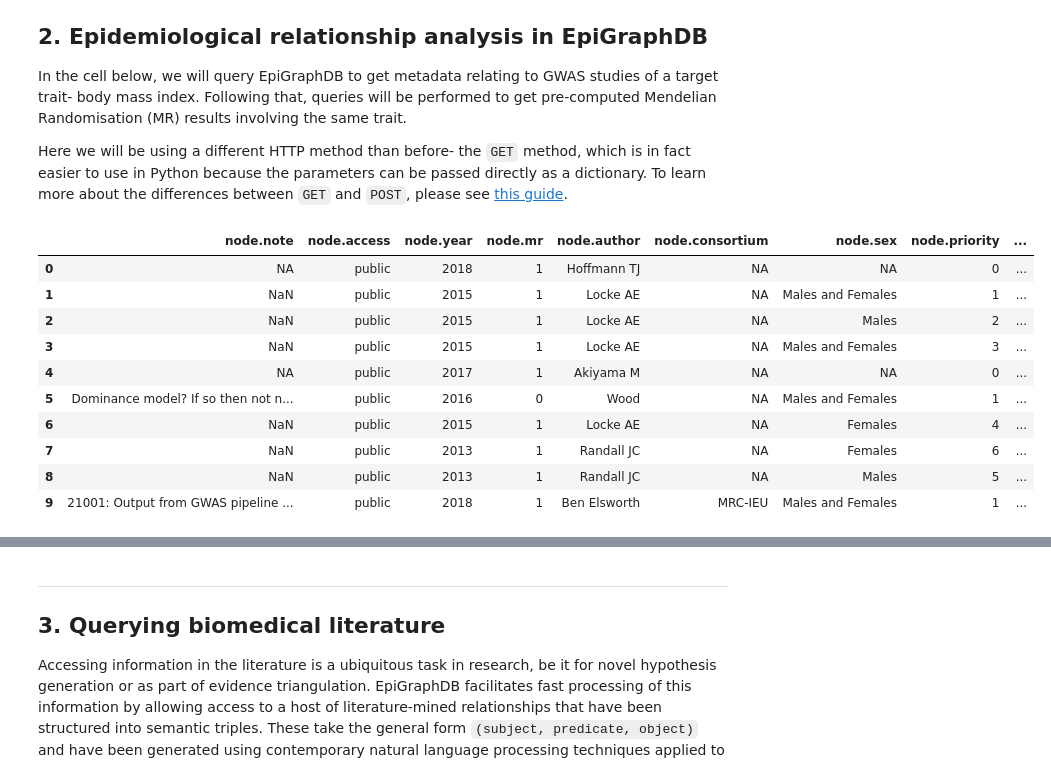
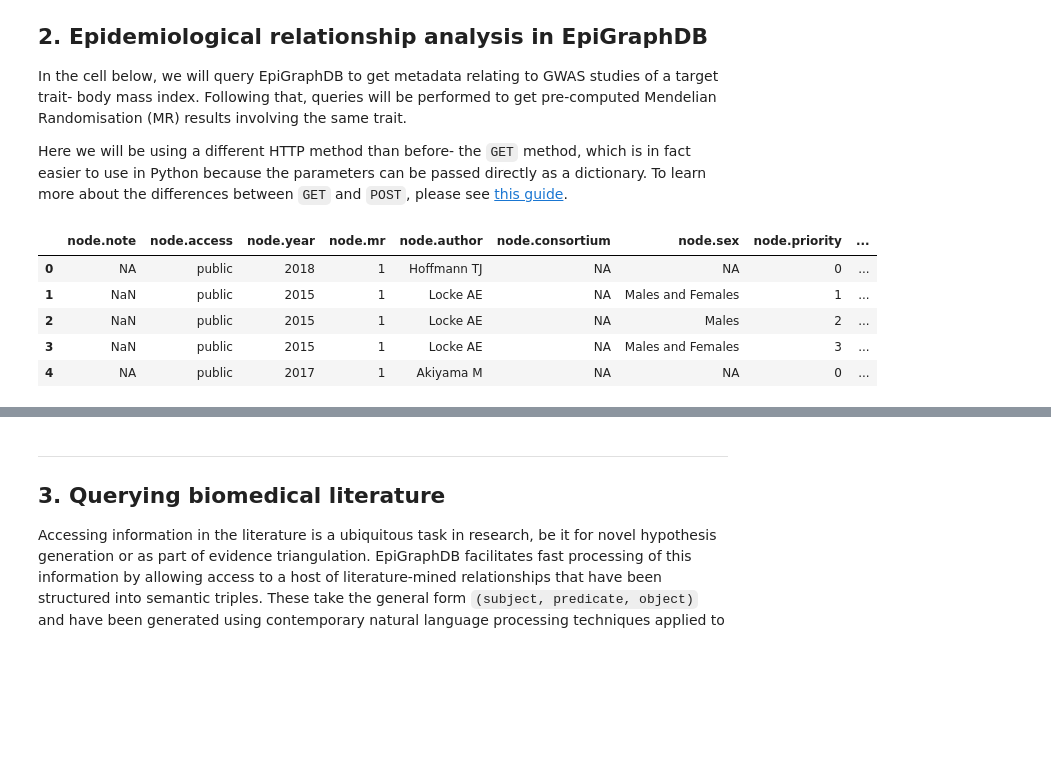
Before and after one commit to MRCIEU/epigraphdb, a Jupyter notebook: general-examples/getting_started_with_epigraph.ipynb, the cells around one changed output, grey strips where cells are left out. Saved outputs shown, nothing was run; the diff lists cells and outputs as text; code cells hidden in the pictures; blank space fills up the shorter version.

```diff
--- a/general-examples/getting_started_with_epigraph.ipynb
+++ b/general-examples/getting_started_with_epigraph.ipynb
@@ -115,35 +116,30 @@ Here we will be using a different HTTP method than before- the `GET` method, whi
 # %%
 # 2.1 Getting GWAS studies from EpiGraphDB
 
 # Create a dictionary for the parameters to be passed
 params = {
     'name':'Body mass index'
 }
 
 # Send the request
 endpoint = '/meta/nodes/Gwas/search'
 response_object = requests.get(API_URL + endpoint, params=params)
 
 # Check for a successful respone
 response_object.raise_for_status()
 
 # Store the results of the query and display
 result = response_object.json()['results']
 gwas_df = pd.json_normalize(result)
 
-gwas_df
+gwas_df.head()
 # %% [output]
 |  | node.note | node.access | node.year | node.mr | node.author | node.consortium | node.sex | node.priority | ... |
 | 0 | NA | public | 2018 | 1 | Hoffmann TJ | NA | NA | 0 | ... |
 | 1 | NaN | public | 2015 | 1 | Locke AE | NA | Males and Females | 1 | ... |
 | 2 | NaN | public | 2015 | 1 | Locke AE | NA | Males | 2 | ... |
 | 3 | NaN | public | 2015 | 1 | Locke AE | NA | Males and Females | 3 | ... |
 | 4 | NA | public | 2017 | 1 | Akiyama M | NA | NA | 0 | ... |
-| 5 | Dominance model? If so then not n... | public | 2016 | 0 | Wood | NA | Males and Females | 1 | ... |
-| 6 | NaN | public | 2015 | 1 | Locke AE | NA | Females | 4 | ... |
-| 7 | NaN | public | 2013 | 1 | Randall JC | NA | Females | 6 | ... |
-| 8 | NaN | public | 2013 | 1 | Randall JC | NA | Males | 5 | ... |
-| 9 | 21001: Output from GWAS pipeline ... | public | 2018 | 1 | Ben Elsworth | MRC-IEU | Males and Females | 1 | ... |
 # %%
 # 2.2 Getting MR results for a trait
 
```
Also changed, not shown: parts of 8 cells of this notebook.
